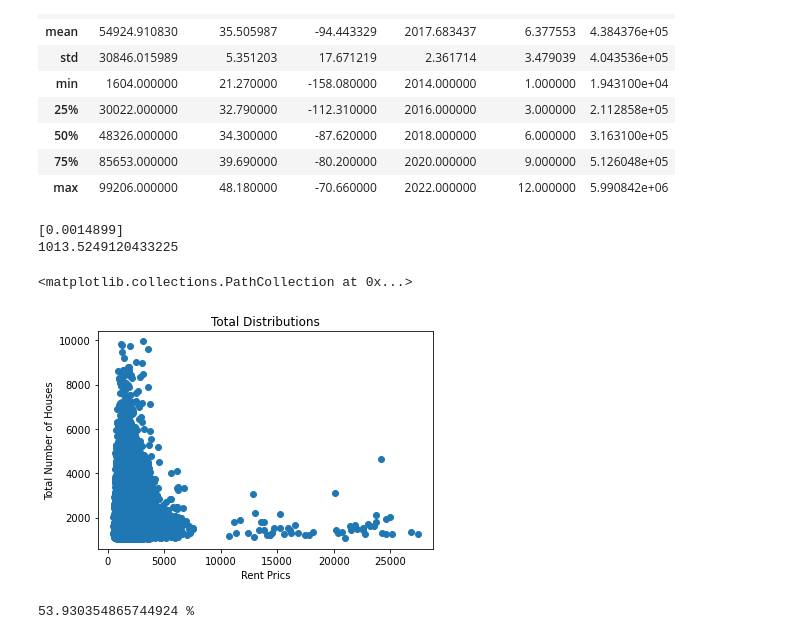
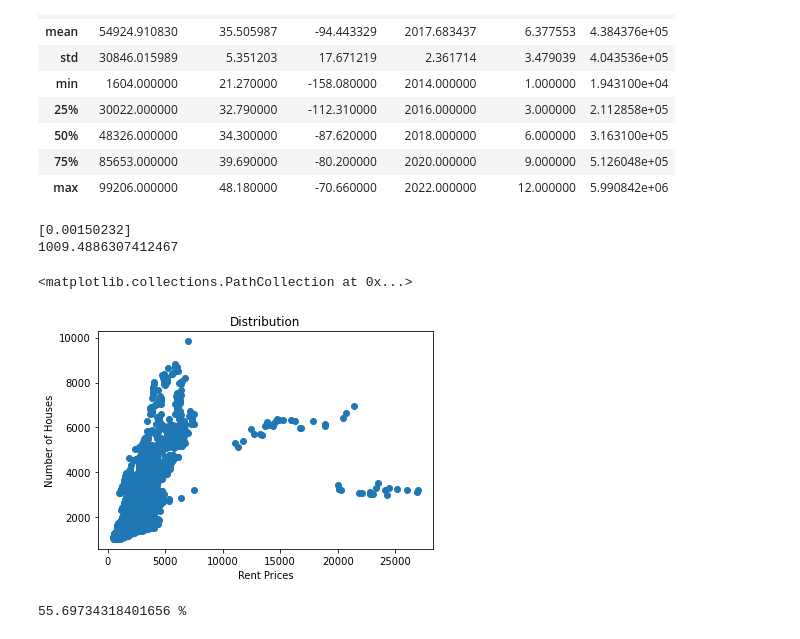
Before and after one commit to Leehudson514/House_analysis, a Jupyter notebook: Machine Learning.ipynb, the cells around one changed output. Cells and saved outputs as stored; diff of their text form; code cells hidden in the pictures.

```diff
--- a/Machine Learning.ipynb
+++ b/Machine Learning.ipynb
@@ -138,40 +138,40 @@ X.describe()
 # %%
 x = house[['homevalue']]
 
 y = house['rent']
 
 from sklearn.model_selection import train_test_split
 
-x_train, x_test, y_train, y_test = train_test_split(x, y, test_size = 0.3)
+X_train, X_test, y_train, y_test = train_test_split(x, y, test_size = 0.3)
 
 from sklearn.linear_model import LinearRegression
 
 model = LinearRegression()
 
-model.fit(x_train, y_train)
+model.fit(X_train, y_train)
 
 y_pred = model.predict(X_test)
 
 
 print(model.coef_)
 
 print(model.intercept_)
 
-plt.title("Total Distributions")
-plt.xlabel("Rent Prics")
-plt.ylabel("Total Number of Houses")
+plt.title("Distribution")
+plt.xlabel("Rent Prices")
+plt.ylabel("Number of Houses")
 
-plt.scatter(y_test, predictions)
+plt.scatter(y_test, y_pred)
 # %% [output]
-[0.0014899]
-1013.5249120433225
+[0.00150232]
+1009.4886307412467
 <matplotlib.collections.PathCollection at 0x...>
-[figure, old version]
+[figure, new version]
-# %%
-from sklearn.linear_model import LinearRegression
-regressor = LinearRegression()
-regressor.fit(x_train,y_train)
-r2_score = regressor.score(x_test,y_test)
-print(r2_score*100,'%')
-# %% [output]
-53.930354865744924 %
+# %%
+from sklearn.linear_model import LinearRegression
+regressor = LinearRegression()
+regressor.fit(X_train,y_train)
+r2_score = regressor.score(X_test,y_test)
+print(r2_score*100,'%')
+# %% [output]
+55.69734318401656 %
```
